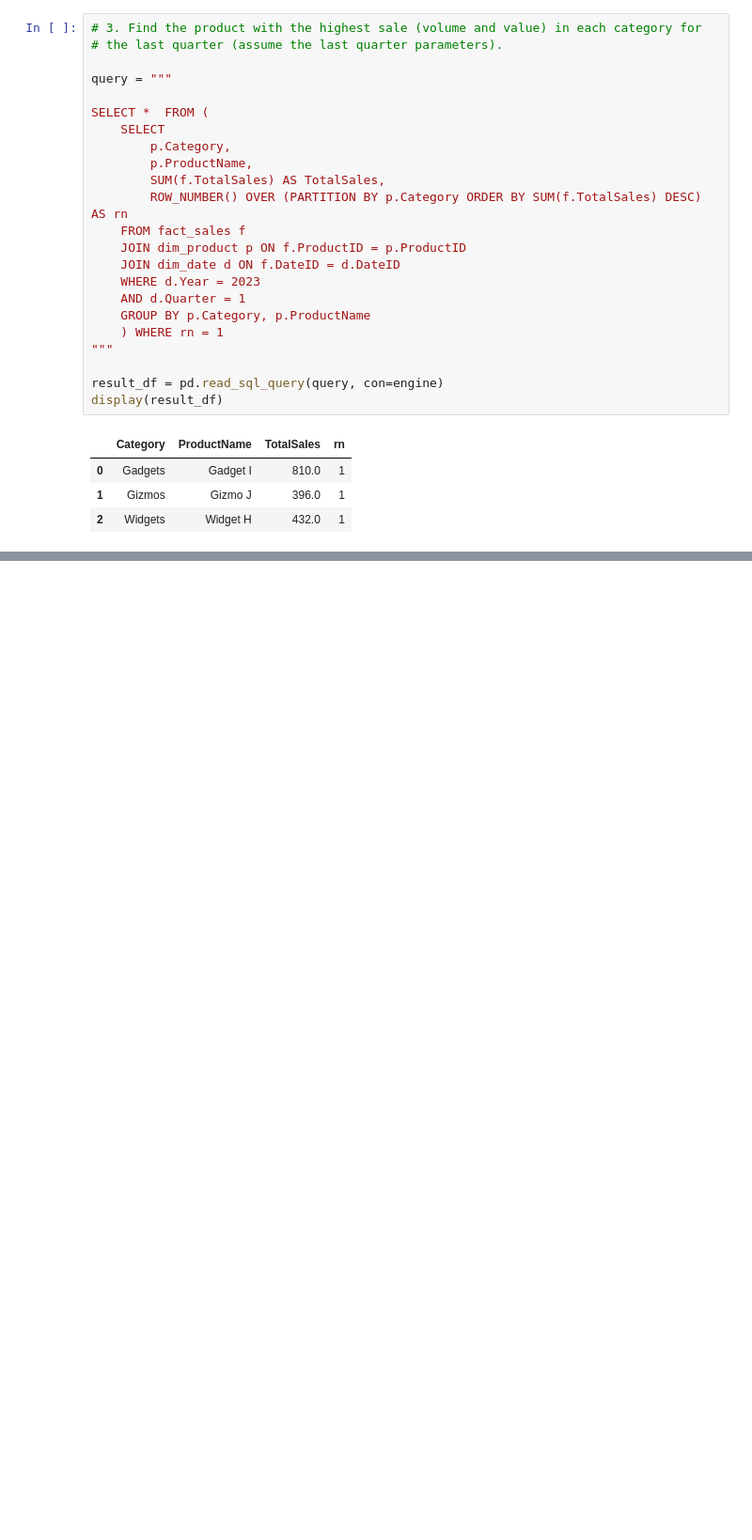
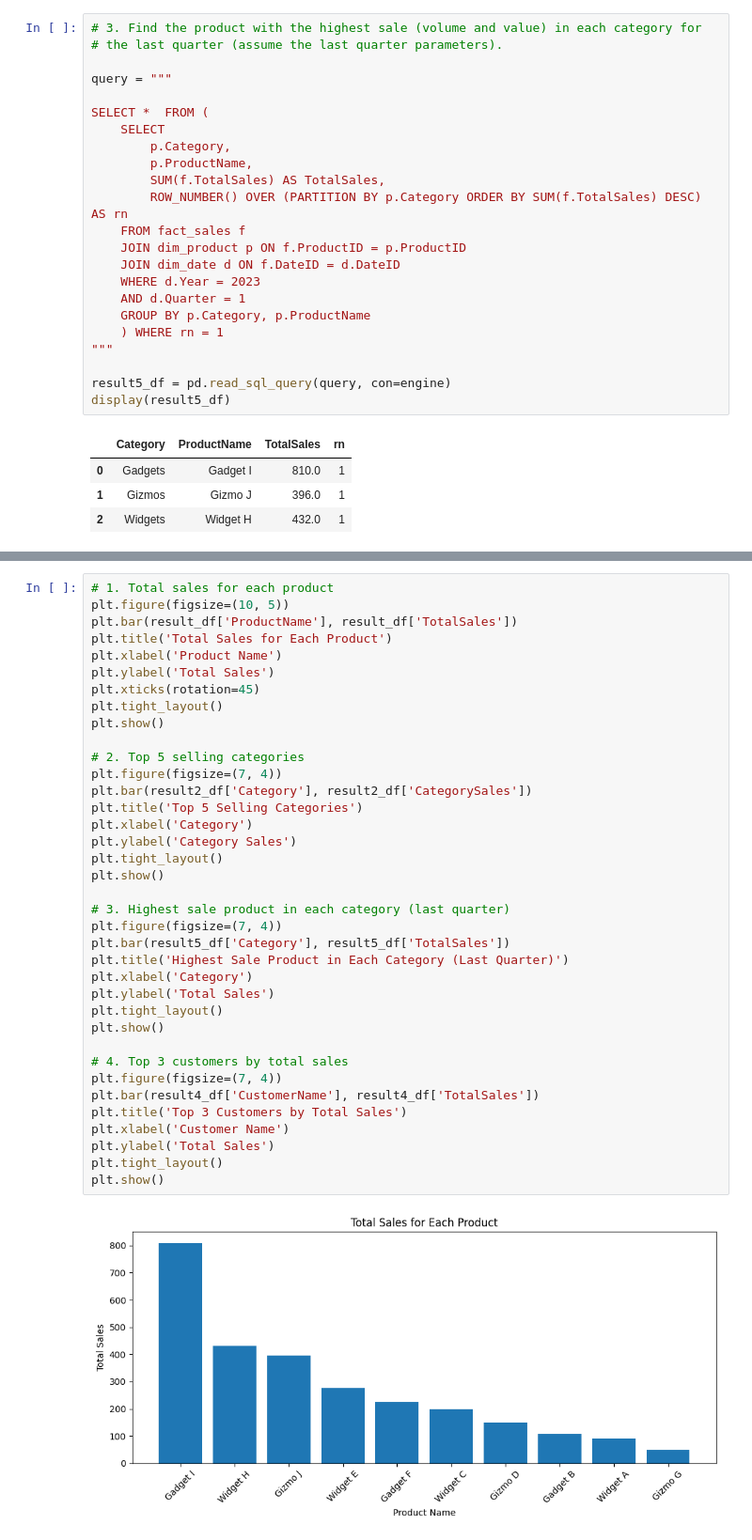
Before and after one commit to fernandeslm/Unilabs, a Jupyter notebook: src/Unilabs Part 2.ipynb, the cells around one changed output, grey strips where cells are left out. Shown: that part at 94% size. Saved outputs shown, nothing was run; the diff lists cells and outputs as text; blank space fills up the shorter version.

```diff
--- a/src/Unilabs Part 2.ipynb
+++ b/src/Unilabs Part 2.ipynb
@@ -70,8 +73,8 @@ SELECT *  FROM (
     ) WHERE rn = 1
 """
 
-result_df = pd.read_sql_query(query, con=engine)
-display(result_df)
+result5_df = pd.read_sql_query(query, con=engine)
+display(result5_df)
 # %% [output]
 |  | Category | ProductName | TotalSales | rn |
 | 0 | Gadgets | Gadget I | 810.0 | 1 |
@@ -101,0 +105,39 @@ display(result_df)
+# %%
+# 1. Total sales for each product
+plt.figure(figsize=(10, 5))
+plt.bar(result_df['ProductName'], result_df['TotalSales'])
+plt.title('Total Sales for Each Product')
+plt.xlabel('Product Name')
+plt.ylabel('Total Sales')
+plt.xticks(rotation=45)
+plt.tight_layout()
+plt.show()
+
+# 2. Top 5 selling categories
+plt.figure(figsize=(7, 4))
+plt.bar(result2_df['Category'], result2_df['CategorySales'])
+plt.title('Top 5 Selling Categories')
+plt.xlabel('Category')
+plt.ylabel('Category Sales')
+plt.tight_layout()
+plt.show()
+
+# 3. Highest sale product in each category (last quarter)
+plt.figure(figsize=(7, 4))
+plt.bar(result5_df['Category'], result5_df['TotalSales'])
+plt.title('Highest Sale Product in Each Category (Last Quarter)')
+plt.xlabel('Category')
+plt.ylabel('Total Sales')
+plt.tight_layout()
+plt.show()
+
+# 4. Top 3 customers by total sales
+plt.figure(figsize=(7, 4))
+plt.bar(result4_df['CustomerName'], result4_df['TotalSales'])
+plt.title('Top 3 Customers by Total Sales')
+plt.xlabel('Customer Name')
+plt.ylabel('Total Sales')
+plt.tight_layout()
+plt.show()
+# %% [output]
+[figure, added]
```
Also changed, not shown: parts of 4 cells of this notebook, 2 other files.
